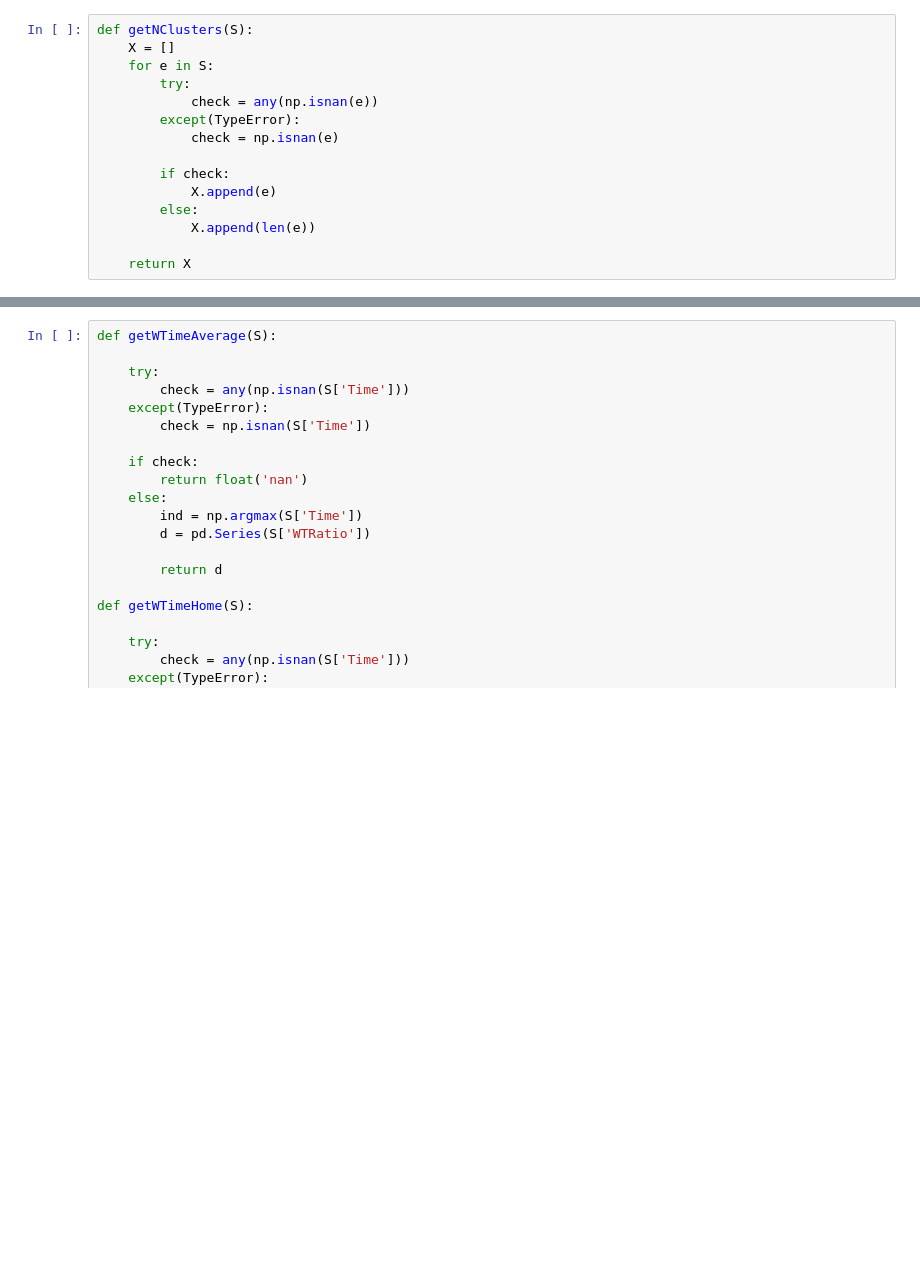
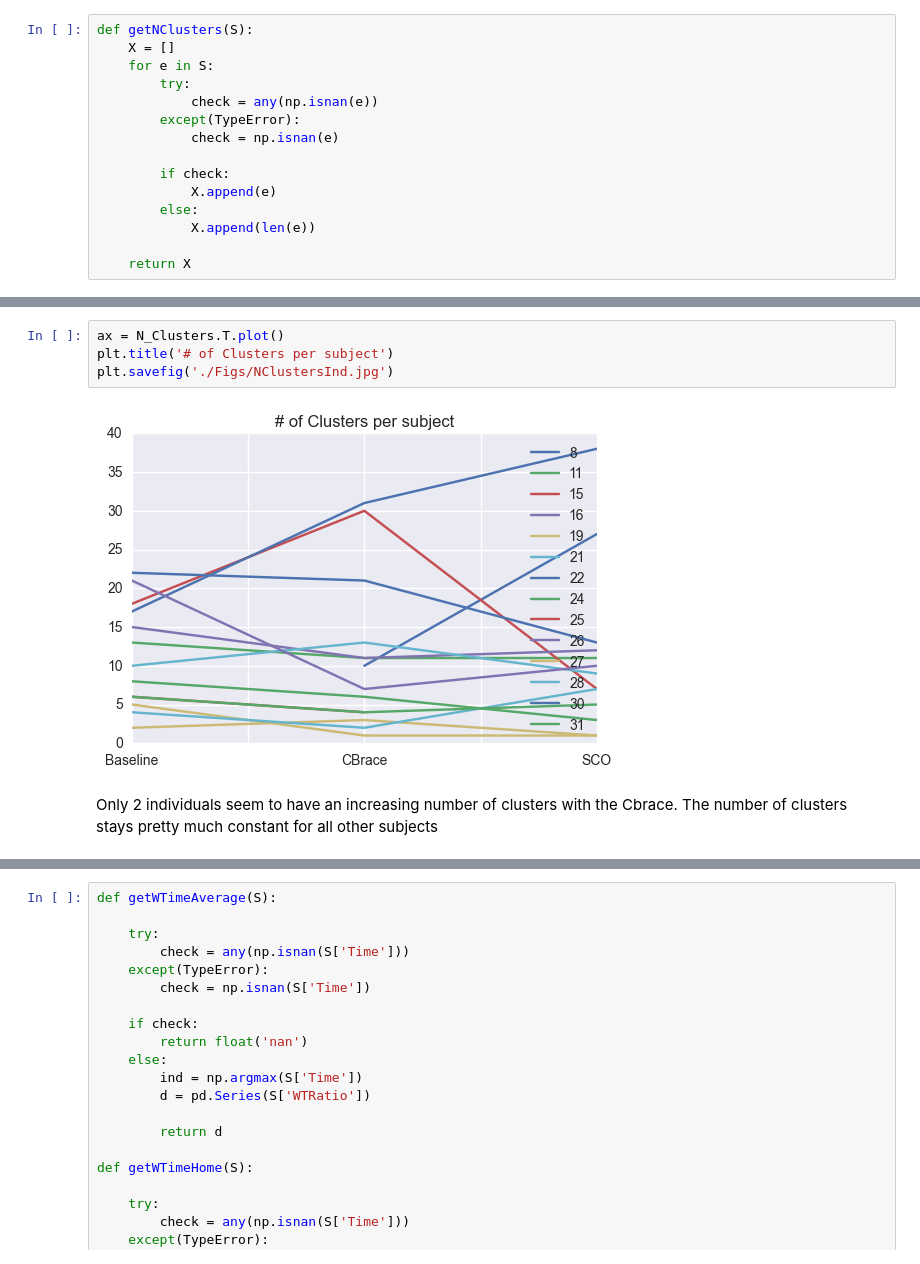
Before and after one commit to Luke3D/CbrAnalysis, a Jupyter notebook: GPS_test.ipynb, the cells around one changed output, grey strips where cells are left out. Cells and saved outputs as stored; diff of their text form; blank space fills up the shorter version.

```diff
--- a/GPS_test.ipynb
+++ b/GPS_test.ipynb
@@ -275,3 +401,11 @@ for i, C in enumerate(N_Clusters.columns):
+# %%
+ax = N_Clusters.T.plot()
+plt.title('# of Clusters per subject')
+plt.savefig('./Figs/NClustersInd.jpg')
+# %% [output]
+[figure, added]
+# %% [markdown]
+Only 2 individuals seem to have an increasing number of clusters with the Cbrace. The number of clusters stays pretty much constant for all other subjects
 # %%
 def getTimeAverage(S):
     X = []
```
Also changed, not shown: parts of 95 cells of this notebook.
